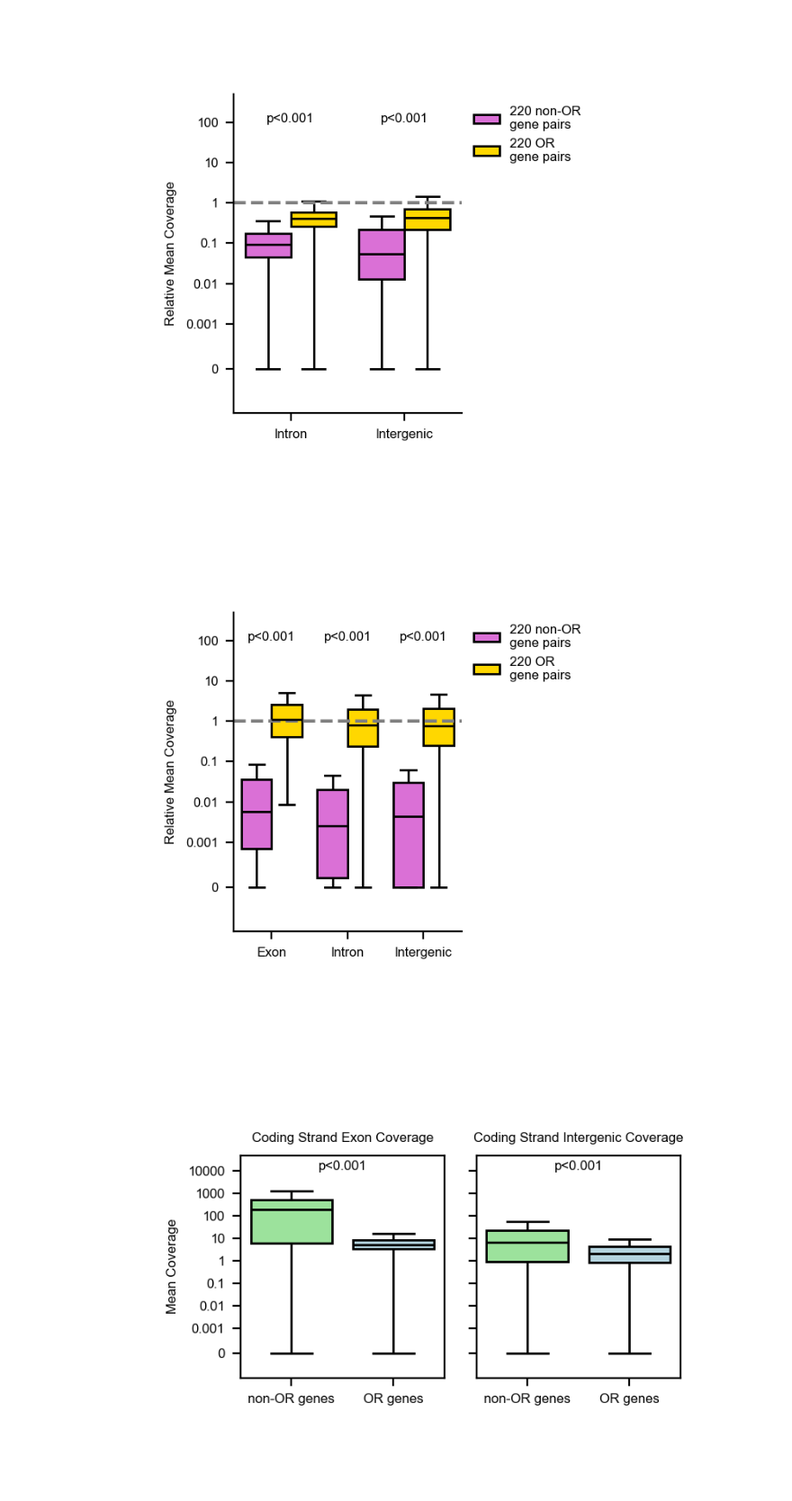
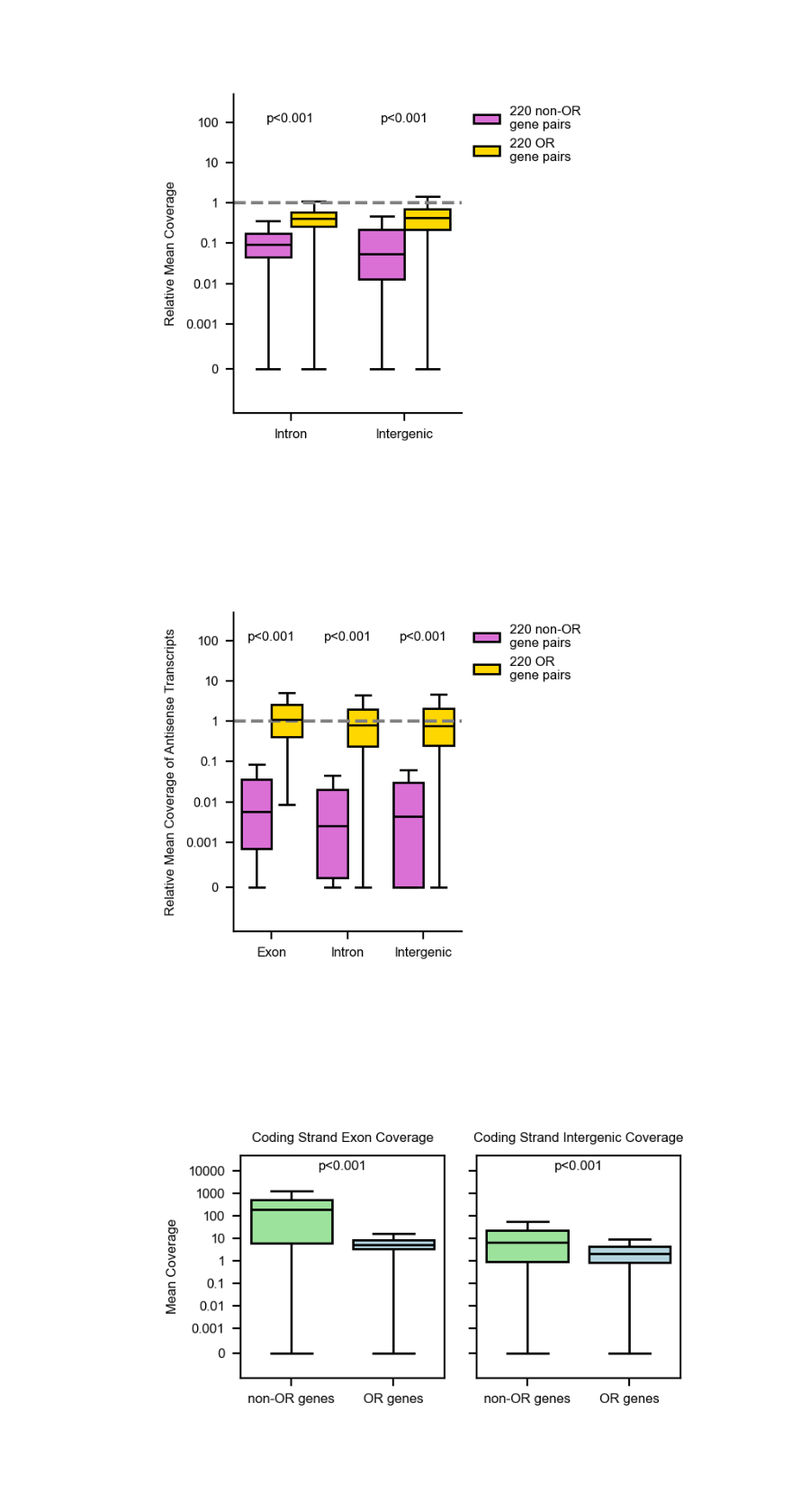
Before and after one commit to Social-Evolution-and-Behavior/Glotzer-Kronauer-2025, a Jupyter notebook: rRNA-depleted-RNA-seq/scripts/rRNA_depleted_RNAseq_analysis.ipynb, the cells around one changed output. Shown: that part at 90% size. Drawn from its saved outputs; the diff is of its cells as text; code cells hidden in the pictures.

```diff
--- a/rRNA-depleted-RNA-seq/scripts/rRNA_depleted_RNAseq_analysis.ipynb
+++ b/rRNA-depleted-RNA-seq/scripts/rRNA_depleted_RNAseq_analysis.ipynb
@@ -644,35 +644,35 @@ sns.boxplot(
     fliersize=0,
     hue_order=['non-OR', 'OR'],
     order=[f'exon_opp_rel_{tissue}', f'intron_opp_rel_{tissue}', f'intergenic_opp_rel_{tissue}']
 )
 
 plt.xticks(range(3), ['Exon', 'Intron', 'Intergenic'], rotation=0, fontsize=6)
 #plt.title('Non-coding Strand Coverage Relative to \nCoding Strand Exon Coverage', fontsize=6)
 plt.xlabel('')
-plt.ylabel('Relative Mean Coverage', fontsize=6)
+plt.ylabel('Relative Mean Coverage of Antisense Transcripts', fontsize=6)
 plt.yscale('symlog', linthresh=1e-3)
 plt.ylim(-0.001, 500)
 plt.yticks([0, 0.001, 0.01, 0.1, 1, 10, 100], labels = [0, 0.001, 0.01, 0.1, 1, 10, 100], fontsize=6)
 plt.axhline(1, color='grey', linestyle='--', lw=1.5)
 plt.gca().spines['right'].set_visible(False)
 plt.gca().spines['top'].set_visible(False)
 
 # Add p-values to the second plot
 for i, row in p_values[p_values['strand'] == 'opp'].iterrows():
     p_value_str = f"p={row['corrected_p']:.3f}" if row['corrected_p'] >= 0.001 else "p<0.001"
     plt.text(row['x'], 100, p_value_str, ha='center', fontsize=6)
 
 # Legend
 handles, labels = plt.gca().get_legend_handles_labels()
 labels = ['220 non-OR \ngene pairs', '220 OR \ngene pairs']
 plt.legend(handles, labels, loc='upper left', fontsize=6, frameon=False, bbox_to_anchor=(1, 1))
 
 plt.tight_layout()
 plt.savefig(f"../figures/opp_strand_cov_exon_intron_intergenic_no_title.pdf", format="pdf", pad_inches=0, bbox_inches=0, transparent=False)
 
 plt.show()
 # %% [output]
-[figure, old version]
+[figure, new version]
 # %%
 # Plot same_strand_coverage and opp_strand_coverage split by both_ORs
 fig, ax = plt.subplots(1, 2, figsize=(3.5, 2), sharey=True, dpi=200)
```
Also changed, not shown: 1 other file.
